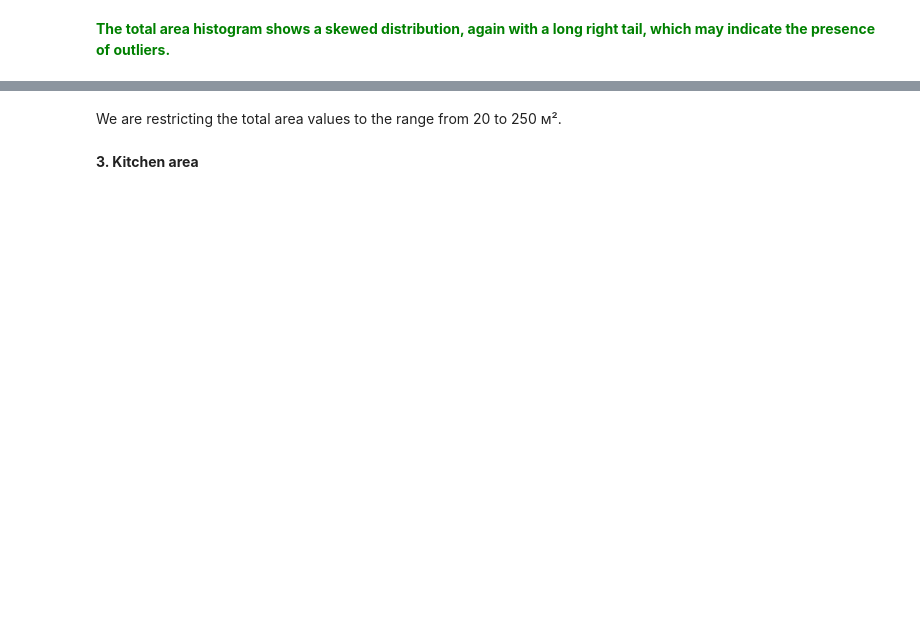
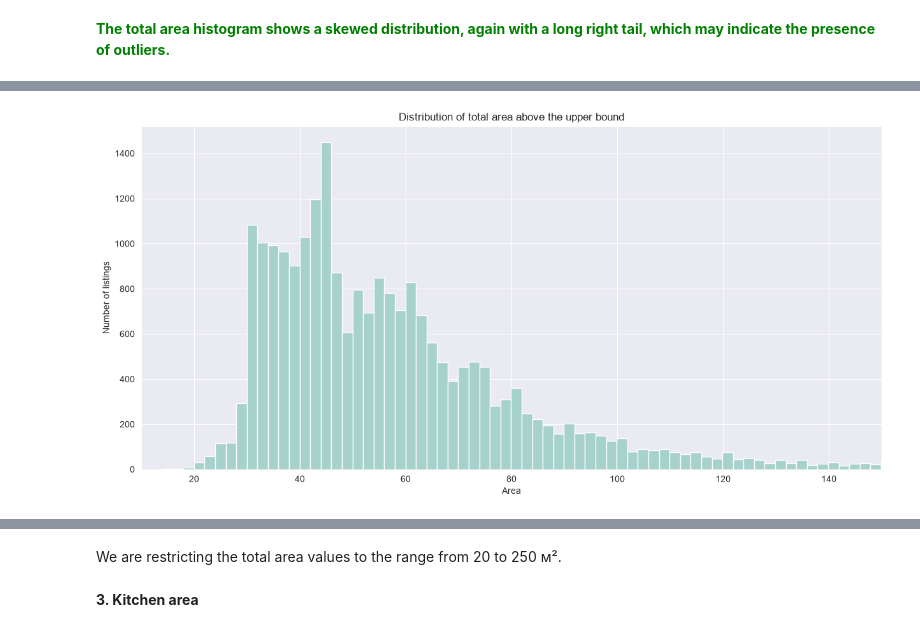
Before and after one commit to nellysmnnn/Exploratory-Data-Analysis, a Jupyter notebook: 1ed2335d-84ee-47f6-a5e9-16670a2ef61c.ipynb, the cells around one changed output, grey strips where cells are left out. Cells and saved outputs as stored; diff of their text form; code cells hidden in the pictures; blank space fills up the shorter version.

```diff
--- a/1ed2335d-84ee-47f6-a5e9-16670a2ef61c.ipynb
+++ b/1ed2335d-84ee-47f6-a5e9-16670a2ef61c.ipynb
@@ -100,9 +252,9 @@ data['first_day_exposition'] = pd.to_datetime(data['first_day_exposition'], form
 # %%
 data['is_apartment'] = data['is_apartment'].astype(bool)
 # %%
-data['balcony'] = data['balcony'].astype(int)
-data['floors_total'] = data['floors_total'].astype(int)
-data['ponds_around3000'] = data['ponds_around3000'].astype(int)
-data['parks_around3000'] = data['parks_around3000'].astype(int)
+data['balcony'] = data['balcony'].astype('Int64')
+data['floors_total'] = data['floors_total'].astype('Int64')
+data['ponds_around3000'] = data['ponds_around3000'].astype('Int64')
+data['parks_around3000'] = data['parks_around3000'].astype('Int64')
 # %%
 data.info()
@@ -228,11 +440,13 @@ filtered_data['total_area'].plot(kind='box', showfliers=False)
 # %%
 filtered_data['total_area'].hist(bins = 200, figsize = (15, 7), color='#A7D2CB')
 plt.xlim(10, 150)
 
-pplt.title('Distribution of total area above the upper bound')
+plt.title('Distribution of total area above the upper bound')
 plt.xlabel('Area')
 plt.ylabel('Number of listings')
 plt.show()
+# %% [output]
+[figure, added]
 # %%
 
 filtered_data['total_area'].hist(bins = 200, figsize = (15, 7), color='#A7D2CB')
```
Also changed, not shown: parts of 187 cells of this notebook.
